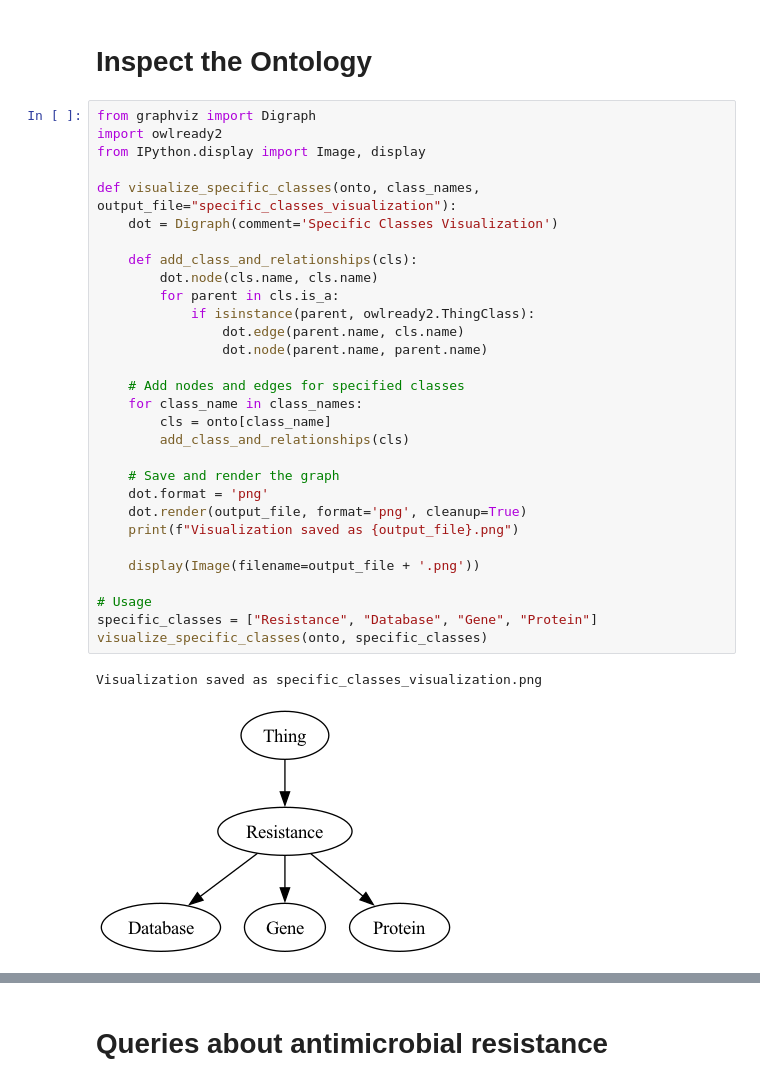
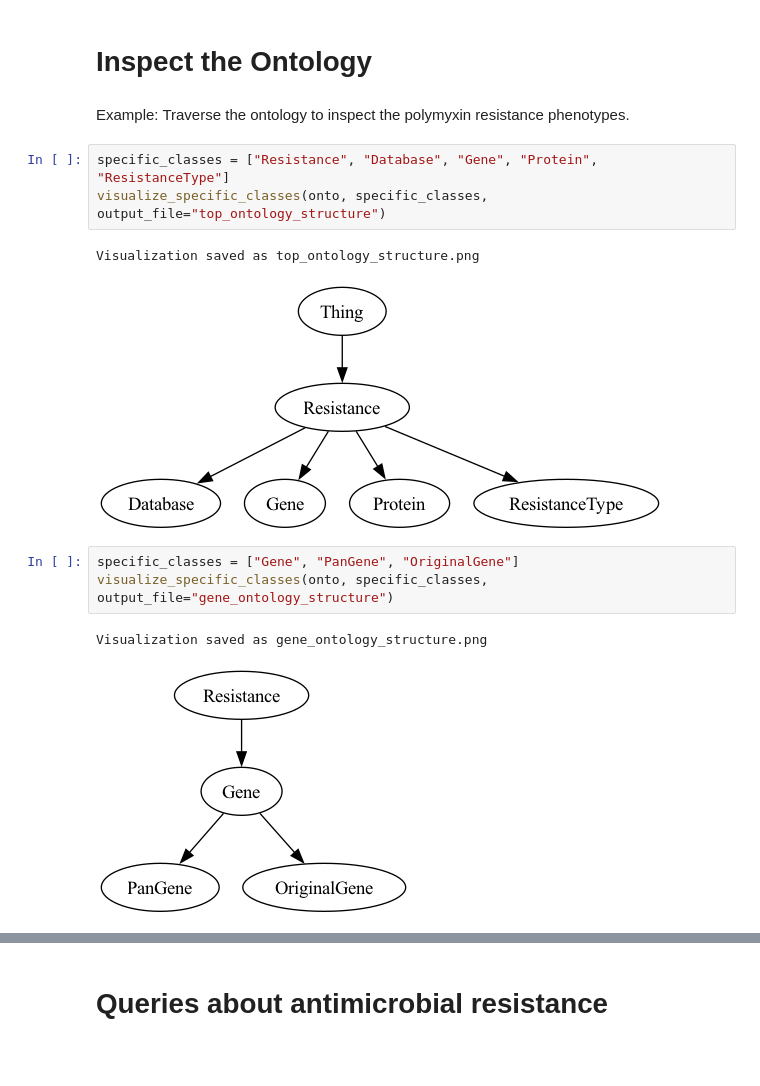
Before and after one commit to genomicepidemiology/PanResOntology, a Jupyter notebook: notebooks/Queries.ipynb, the cells around one changed output, grey strips where cells are left out. Drawn from its saved outputs; the diff is of its cells as text; blank space fills up the shorter version.

Commit message:
More query examples

```diff
--- a/notebooks/Queries.ipynb
+++ b/notebooks/Queries.ipynb
@@ -10,36 +10,17 @@ from functions import *
 onto = get_ontology("../ontology/panres_v2.owl").load()
 # %% [markdown]
 # Inspect the Ontology
+# %% [markdown]
+Example: Traverse the ontology to inspect the polymyxin resistance phenotypes.
 # %%
-from graphviz import Digraph
-import owlready2
-from IPython.display import Image, display
-
-def visualize_specific_classes(onto, class_names, output_file="specific_classes_visualization"):
-    dot = Digraph(comment='Specific Classes Visualization')
-
-    def add_class_and_relationships(cls):
-        dot.node(cls.name, cls.name)
-        for parent in cls.is_a:
-            if isinstance(parent, owlready2.ThingClass):
-                dot.edge(parent.name, cls.name)
-                dot.node(parent.name, parent.name)
-
-    # Add nodes and edges for specified classes
-    for class_name in class_names:
-        cls = onto[class_name]
-        add_class_and_relationships(cls)
-
-    # Save and render the graph
-    dot.format = 'png'
-    dot.render(output_file, format='png', cleanup=True)
-    print(f"Visualization saved as {output_file}.png")
-
-    display(Image(filename=output_file + '.png'))
-
-# Usage
-specific_classes = ["Resistance", "Database", "Gene", "Protein"]
-visualize_specific_classes(onto, specific_classes)
+specific_classes = ["Resistance", "Database", "Gene", "Protein", "ResistanceType"]
+visualize_specific_classes(onto, specific_classes, output_file="top_ontology_structure")
 # %% [output]
-Visualization saved as specific_classes_visualization.png
+Visualization saved as top_ontology_structure.png
-[figure, old version]
+[figure, new version]
+# %%
+specific_classes = ["Gene", "PanGene", "OriginalGene"]
+visualize_specific_classes(onto, specific_classes, output_file="gene_ontology_structure")
+# %% [output]
+Visualization saved as gene_ontology_structure.png
+[figure, added]
```
Also changed, not shown: parts of 4 cells of this notebook.
